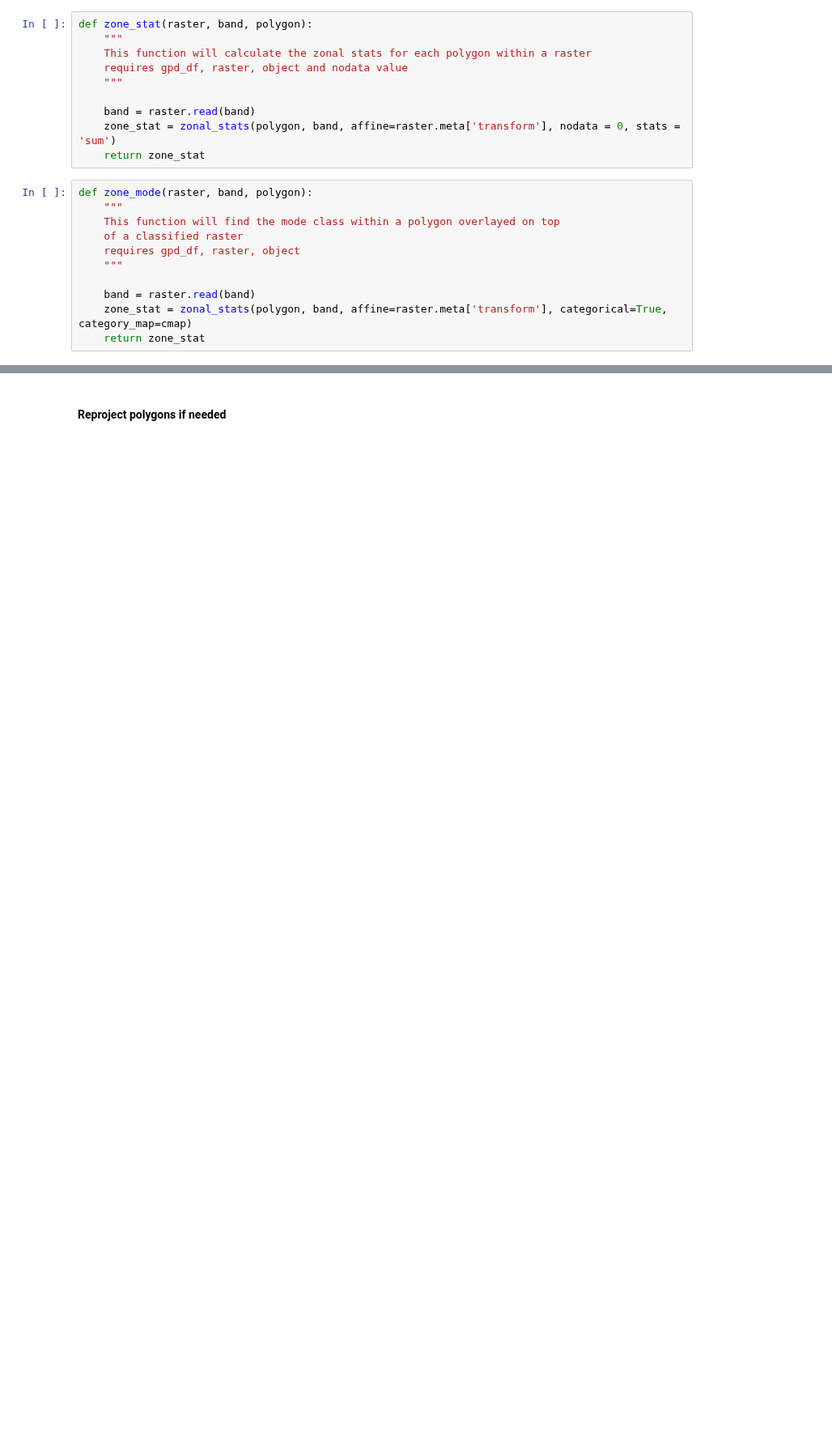
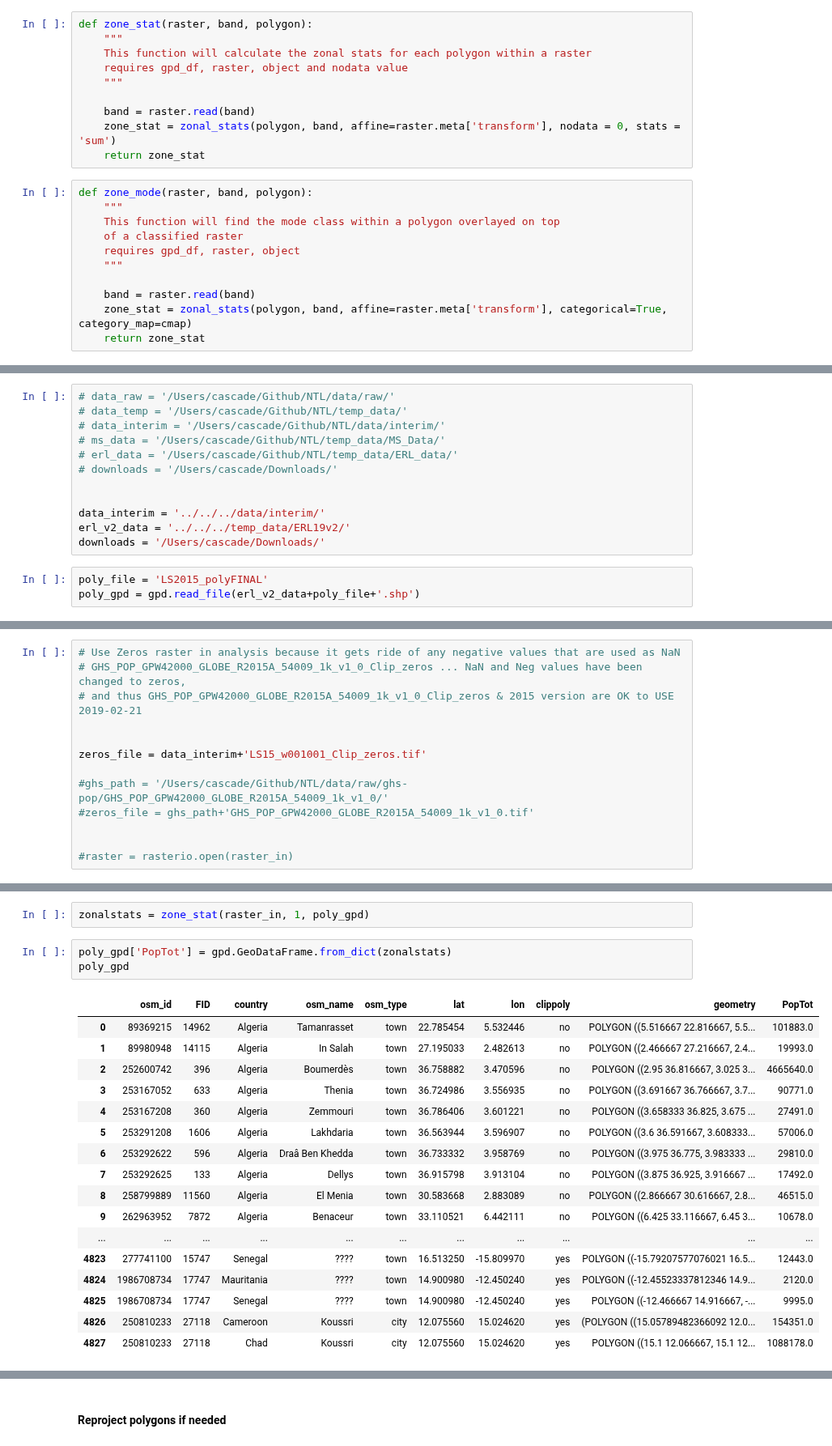
Before and after one commit to cascadet/AfricaUrbanPop, a Jupyter notebook: notebooks/jupyter/ERL19/New_Zonal_Stats.ipynb, the cells around one changed output, grey strips where cells are left out. Shown at 81% size. Saved outputs shown, nothing was run; the diff lists cells and outputs as text; blank space fills up the shorter version.

```diff
--- a/notebooks/jupyter/ERL19/New_Zonal_Stats.ipynb
+++ b/notebooks/jupyter/ERL19/New_Zonal_Stats.ipynb
@@ -37,0 +41,15 @@ def zone_mode(raster, band, polygon):
+# %%
+# data_raw = '/Users/cascade/Github/NTL/data/raw/'
+# data_temp = '/Users/cascade/Github/NTL/temp_data/'
+# data_interim = '/Users/cascade/Github/NTL/data/interim/'
+# ms_data = '/Users/cascade/Github/NTL/temp_data/MS_Data/'
+# erl_data = '/Users/cascade/Github/NTL/temp_data/ERL_data/'
+# downloads = '/Users/cascade/Downloads/'
+
+
+data_interim = '../../../data/interim/'
+erl_v2_data = '../../../temp_data/ERL19v2/'
+downloads = '/Users/cascade/Downloads/'
+# %%
+poly_file = 'LS2015_polyFINAL'
+poly_gpd = gpd.read_file(erl_v2_data+poly_file+'.shp')
@@ -37,0 +58,13 @@ def zone_mode(raster, band, polygon):
+# %%
+# Use Zeros raster in analysis because it gets ride of any negative values that are used as NaN
+# GHS_POP_GPW42000_GLOBE_R2015A_54009_1k_v1_0_Clip_zeros ... NaN and Neg values have been changed to zeros,
+# and thus GHS_POP_GPW42000_GLOBE_R2015A_54009_1k_v1_0_Clip_zeros & 2015 version are OK to USE 2019-02-21
+
+
+zeros_file = data_interim+'LS15_w001001_Clip_zeros.tif'
+
+#ghs_path = '/Users/cascade/Github/NTL/data/raw/ghs-pop/GHS_POP_GPW42000_GLOBE_R2015A_54009_1k_v1_0/'
+#zeros_file = ghs_path+'GHS_POP_GPW42000_GLOBE_R2015A_54009_1k_v1_0.tif'
+
+
+#raster = rasterio.open(raster_in)
@@ -37,0 +97,23 @@ def zone_mode(raster, band, polygon):
+# %%
+zonalstats = zone_stat(raster_in, 1, poly_gpd)
+# %%
+poly_gpd['PopTot'] = gpd.GeoDataFrame.from_dict(zonalstats)
+poly_gpd
+# %% [output]
+|  | osm_id | FID | country | osm_name | osm_type | lat | lon | clippoly | geometry | PopTot |
+| 0 | 89369215 | 14962 | Algeria | Tamanrasset | town | 22.785454 | 5.532446 | no | POLYGON ((5.516667 22.816667, 5.5... | 101883.0 |
+| 1 | 89980948 | 14115 | Algeria | In Salah | town | 27.195033 | 2.482613 | no | POLYGON ((2.466667 27.216667, 2.4... | 19993.0 |
+| 2 | 252600742 | 396 | Algeria | Boumerdès | town | 36.758882 | 3.470596 | no | POLYGON ((2.95 36.816667, 3.025 3... | 4665640.0 |
+| 3 | 253167052 | 633 | Algeria | Thenia | town | 36.724986 | 3.556935 | no | POLYGON ((3.691667 36.766667, 3.7... | 90771.0 |
+| 4 | 253167208 | 360 | Algeria | Zemmouri | town | 36.786406 | 3.601221 | no | POLYGON ((3.658333 36.825, 3.675 ... | 27491.0 |
+| 5 | 253291208 | 1606 | Algeria | Lakhdaria | town | 36.563944 | 3.596907 | no | POLYGON ((3.6 36.591667, 3.608333... | 57006.0 |
+| 6 | 253292622 | 596 | Algeria | Draâ Ben Khedda | town | 36.733332 | 3.958769 | no | POLYGON ((3.975 36.775, 3.983333 ... | 29810.0 |
+| 7 | 253292625 | 133 | Algeria | Dellys | town | 36.915798 | 3.913104 | no | POLYGON ((3.875 36.925, 3.916667 ... | 17492.0 |
+| 8 | 258799889 | 11560 | Algeria | El Menia | town | 30.583668 | 2.883089 | no | POLYGON ((2.866667 30.616667, 2.8... | 46515.0 |
+| 9 | 262963952 | 7872 | Algeria | Benaceur | town | 33.110521 | 6.442111 | no | POLYGON ((6.425 33.116667, 6.45 3... | 10678.0 |
+| ... | ... | ... | ... | ... | ... | ... | ... | ... | ... | ... |
+| 4823 | 277741100 | 15747 | Senegal | ???? | town | 16.513250 | -15.809970 | yes | POLYGON ((-15.79207577076021 16.5... | 12443.0 |
+| 4824 | 1986708734 | 17747 | Mauritania | ???? | town | 14.900980 | -12.450240 | yes | POLYGON ((-12.45523337812346 14.9... | 2120.0 |
+| 4825 | 1986708734 | 17747 | Senegal | ???? | town | 14.900980 | -12.450240 | yes | POLYGON ((-12.466667 14.916667, -... | 9995.0 |
+| 4826 | 250810233 | 27118 | Cameroon | Koussri | city | 12.075560 | 15.024620 | yes | (POLYGON ((15.05789482366092 12.0... | 154351.0 |
+| 4827 | 250810233 | 27118 | Chad | Koussri | city | 12.075560 | 15.024620 | yes | POLYGON ((15.1 12.066667, 15.1 12... | 1088178.0 |
```
Also changed, not shown: parts of 89 cells of this notebook, 41 other files.
